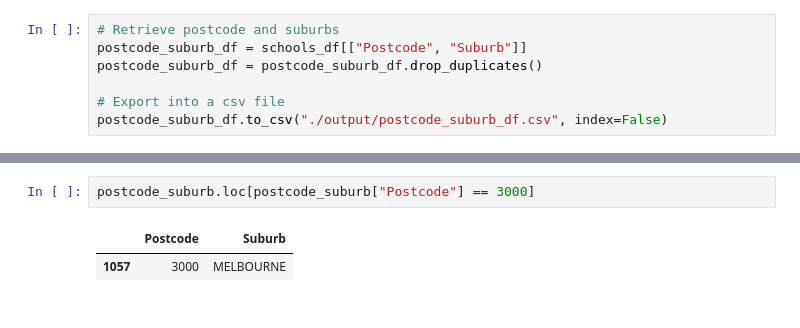
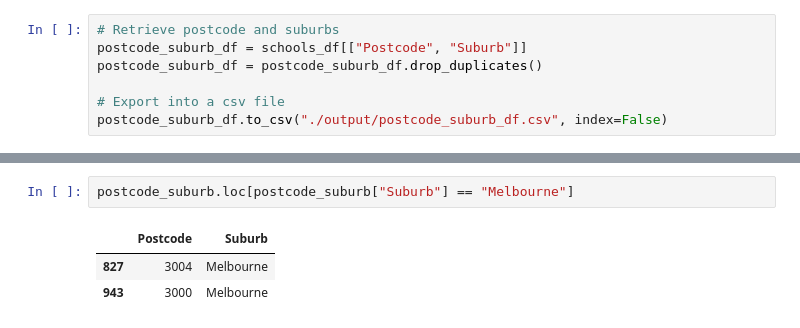
Before and after one commit to jeremychiaa/covid-victorian-real-estate, a Jupyter notebook: cleaned_schools.ipynb, the cells around one changed output, grey strips where cells are left out. Drawn from its saved outputs; the diff is of its cells as text.

Commit message:
formatted suburb names

```diff
--- a/cleaned_schools.ipynb
+++ b/cleaned_schools.ipynb
@@ -118,5 +121,6 @@ postcode_suburb
 # %%
-postcode_suburb.loc[postcode_suburb["Postcode"] == 3000]
+postcode_suburb.loc[postcode_suburb["Suburb"] == "Melbourne"]
 # %% [output]
 |  | Postcode | Suburb |
-| 1057 | 3000 | MELBOURNE |
+| 827 | 3004 | Melbourne |
+| 943 | 3000 | Melbourne |
```
Also changed, not shown: parts of 4 cells of this notebook, 1 other file.
